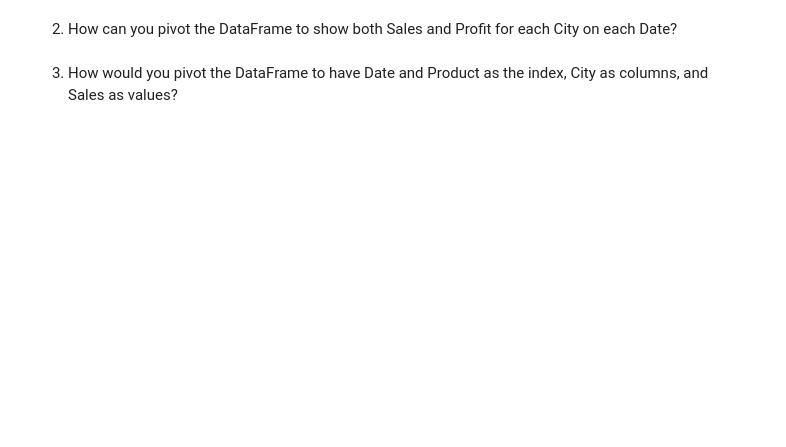
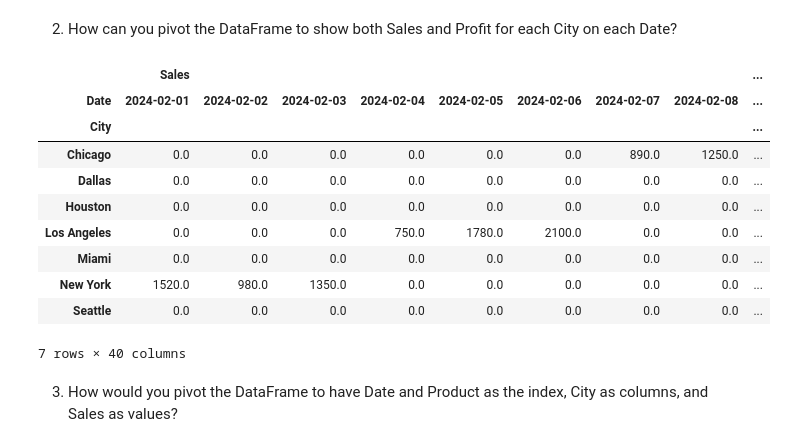
Before and after one commit to AnoopCA/Practice-Challenges, a Jupyter notebook: pandas.ipynb, the cells around one changed output. Saved outputs shown, nothing was run; the diff lists cells and outputs as text; code cells hidden in the pictures; blank space fills up the shorter version.

```diff
--- a/pandas.ipynb
+++ b/pandas.ipynb
@@ -5,4 +72,18 @@
 # %% [markdown]
 2. How can you pivot the DataFrame to show both Sales and Profit for each City on each Date?
+# %%
+df.pivot(index="City", columns="Date", values=["Sales", "Profit"]).fillna(0)
+# %% [output]
+|  | Sales |  |  |  |  |  |  |  | ... |
+| Date | 2024-02-01 | 2024-02-02 | 2024-02-03 | 2024-02-04 | 2024-02-05 | 2024-02-06 | 2024-02-07 | 2024-02-08 | ... |
+| City |  |  |  |  |  |  |  |  | ... |
+| Chicago | 0.0 | 0.0 | 0.0 | 0.0 | 0.0 | 0.0 | 890.0 | 1250.0 | ... |
+| Dallas | 0.0 | 0.0 | 0.0 | 0.0 | 0.0 | 0.0 | 0.0 | 0.0 | ... |
+| Houston | 0.0 | 0.0 | 0.0 | 0.0 | 0.0 | 0.0 | 0.0 | 0.0 | ... |
+| Los Angeles | 0.0 | 0.0 | 0.0 | 750.0 | 1780.0 | 2100.0 | 0.0 | 0.0 | ... |
+| Miami | 0.0 | 0.0 | 0.0 | 0.0 | 0.0 | 0.0 | 0.0 | 0.0 | ... |
+| New York | 1520.0 | 980.0 | 1350.0 | 0.0 | 0.0 | 0.0 | 0.0 | 0.0 | ... |
+| Seattle | 0.0 | 0.0 | 0.0 | 0.0 | 0.0 | 0.0 | 0.0 | 0.0 | ... |
+7 rows × 40 columns
 # %% [markdown]
 3. How would you pivot the DataFrame to have Date and Product as the index, City as columns, and Sales as values?
```
Also changed, not shown: parts of 4 cells of this notebook, 1 other file.
